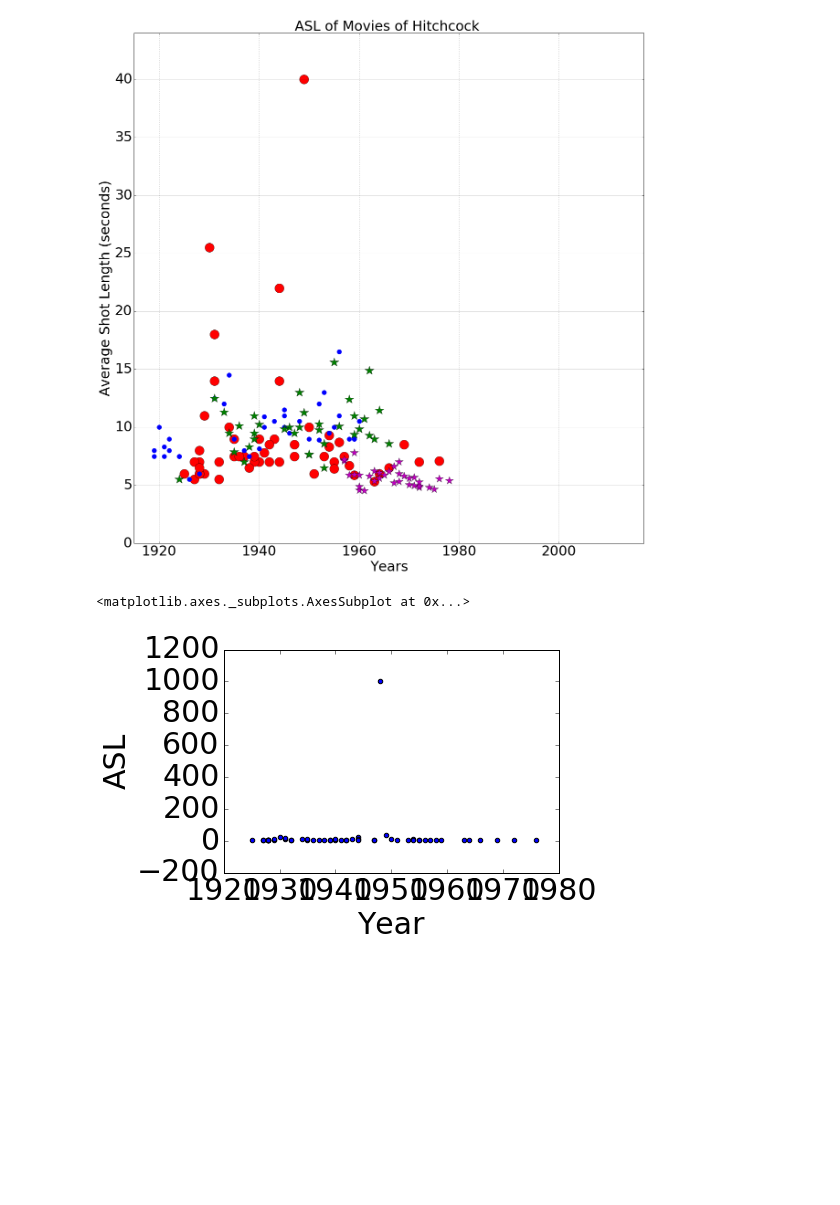
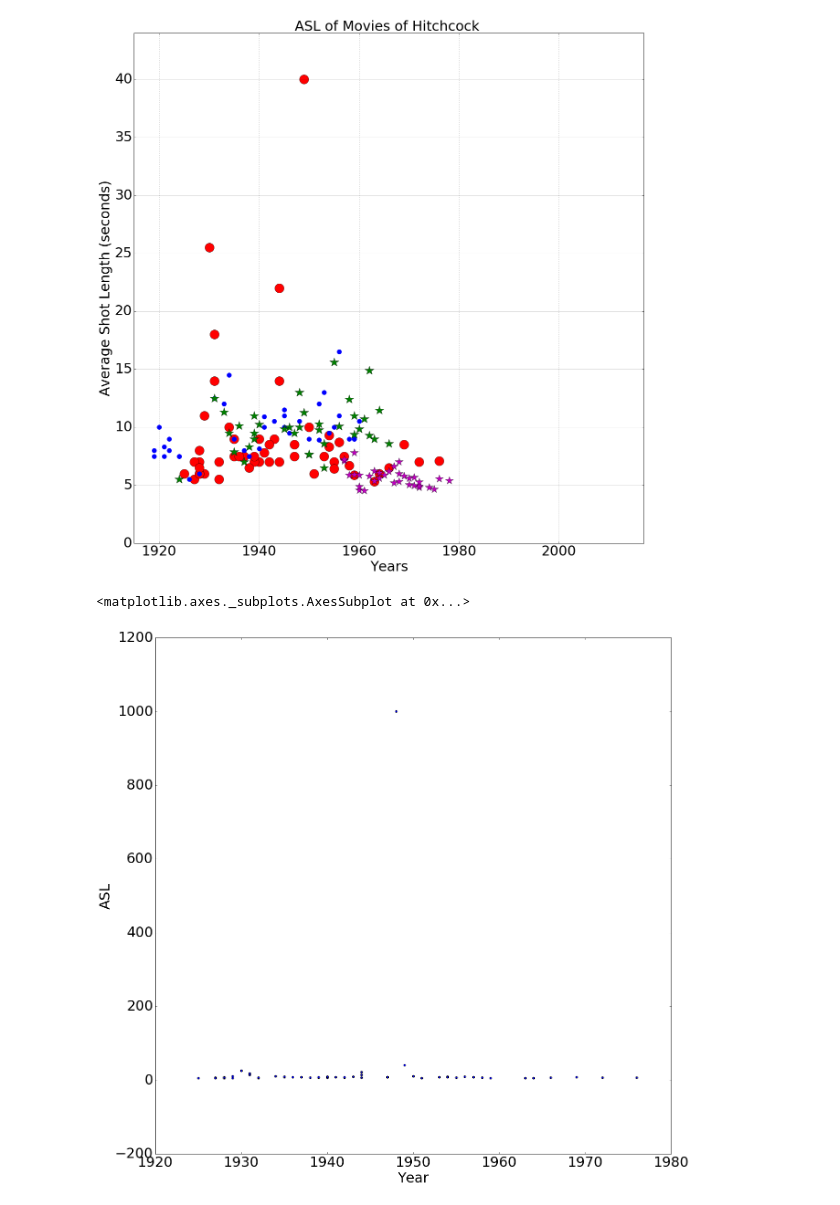
Before and after one commit to yasolix/cinevis, a Jupyter notebook: mediaeval/Cinemetrics-notebook-Barry Salt's Database.ipynb, the cells around one changed output. Drawn from its saved outputs; the diff is of its cells as text; code cells hidden in the pictures; blank space fills up the shorter version.

```diff
--- a/mediaeval/Cinemetrics-notebook-Barry Salt's Database.ipynb
+++ b/mediaeval/Cinemetrics-notebook-Barry Salt's Database.ipynb
@@ -349,10 +349,12 @@ plt.show()
 # %% [output]
 [figure]
 # %%
-hitch[['Year','ASL']].plot('Year','ASL',kind='scatter')
+plt.figure(figsize=(20,20))
+plt.grid(True)
+hitch[['Year','ASL','Title']].plot('Year','ASL',kind='scatter',ax=plt.gca())
 # %% [output]
 <matplotlib.axes._subplots.AxesSubplot at 0x...>
-[figure, old version]
+[figure, new version]
 # %%
 # compute a cross-tabulation of two Series
 directoryear = pd.crosstab(asl.Director, asl.Year)
```
Also changed, not shown: parts of 1 cell of this notebook, 58 other files.
